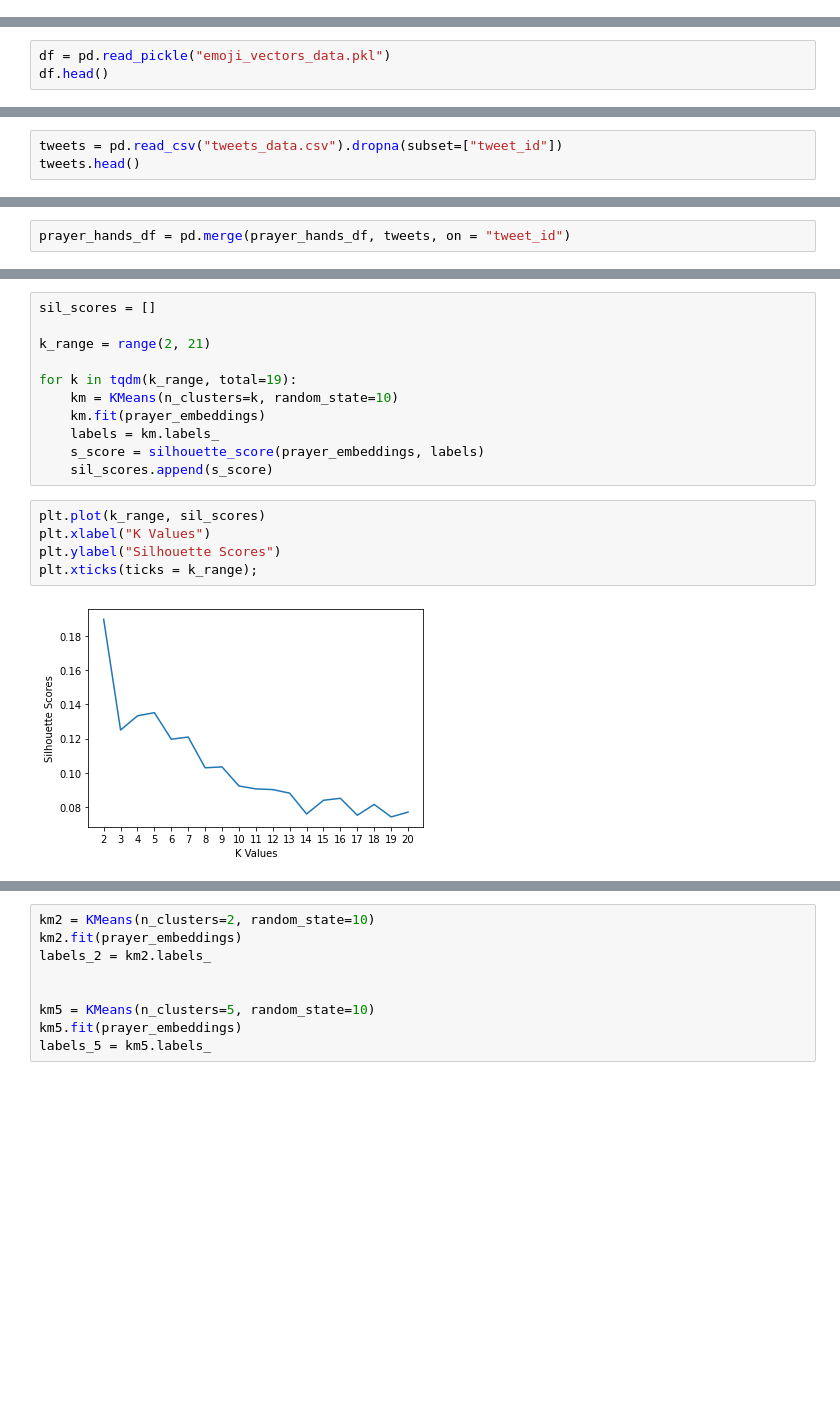
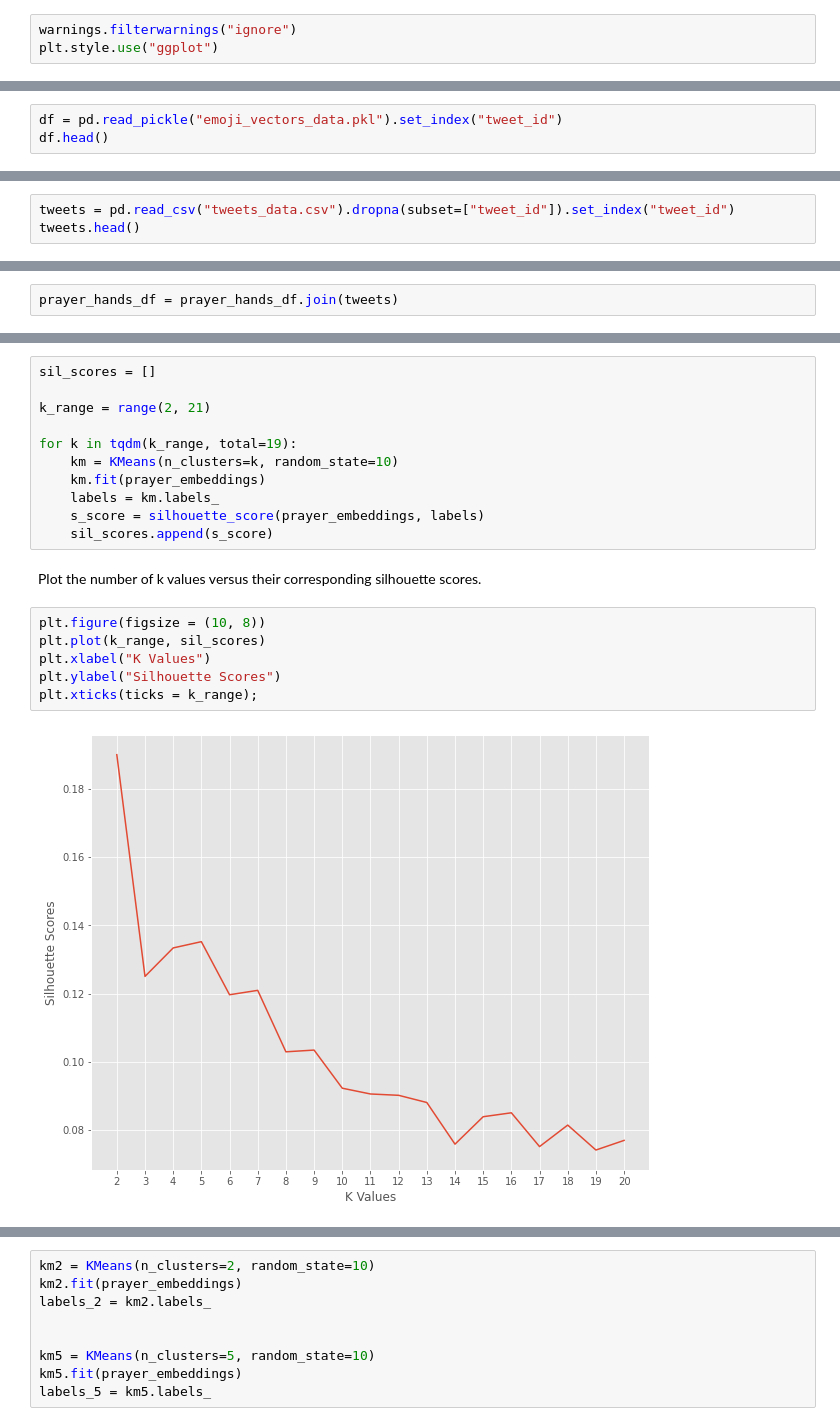
Before and after one commit to GeorgeMcIntire/emoji_polysemy, a Jupyter notebook: Clustering Prayer Hands Emoji.ipynb, the cells around one changed output, grey strips where cells are left out. Saved outputs shown, nothing was run; the diff lists cells and outputs as text; blank space fills up the shorter version.

```diff
--- a/Clustering Prayer Hands Emoji.ipynb
+++ b/Clustering Prayer Hands Emoji.ipynb
@@ -16,3 +21,6 @@ from wordcloud import WordCloud, STOPWORDS
+# %%
+warnings.filterwarnings("ignore")
+plt.style.use("ggplot")
 # %%
 tokenizer = AutoTokenizer.from_pretrained("vinai/bertweet-base", normalization=True, use_fast=False)
 # %% [output]
@@ -22,4 +30,4 @@ Function used to the index of the emojis in a set of tokens
 # %%
-df = pd.read_pickle("emoji_vectors_data.pkl")
+df = pd.read_pickle("emoji_vectors_data.pkl").set_index("tweet_id")
 df.head()
 # %% [output]
@@ -32,4 +43,4 @@ df.head()
 # %%
-tweets = pd.read_csv("tweets_data.csv").dropna(subset=["tweet_id"])
+tweets = pd.read_csv("tweets_data.csv").dropna(subset=["tweet_id"]).set_index("tweet_id")
 tweets.head()
 # %% [output]
@@ -141,4 +159,4 @@ Let's see there are any temporal trends in the prayer hands emoji in this eight
 # %% [markdown]
 Connect the timestamp data from tweets by joining `tweets` with `prayer_hands_df`
 # %%
-prayer_hands_df = pd.merge(prayer_hands_df, tweets, on = "tweet_id")
+prayer_hands_df = prayer_hands_df.join(tweets)
@@ -211,11 +237,14 @@ for k in tqdm(k_range, total=19):
     labels = km.labels_
     s_score = silhouette_score(prayer_embeddings, labels)
     sil_scores.append(s_score)
+# %% [markdown]
+Plot the number of k values versus their corresponding silhouette scores.
 # %%
+plt.figure(figsize = (10, 8))
 plt.plot(k_range, sil_scores)
 plt.xlabel("K Values")
 plt.ylabel("Silhouette Scores")
 plt.xticks(ticks = k_range);
 # %% [output]
-[figure, old version]
+[figure, new version]
 # %% [markdown]
```
Also changed, not shown: parts of 117 cells of this notebook, 3 other files.
